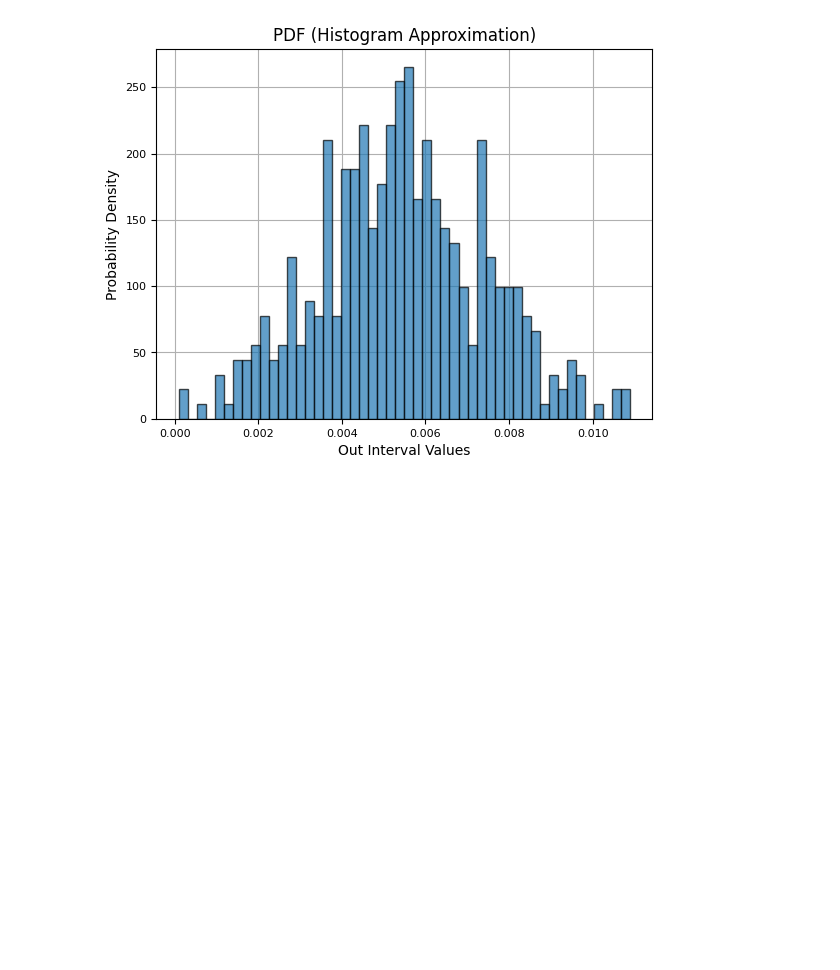
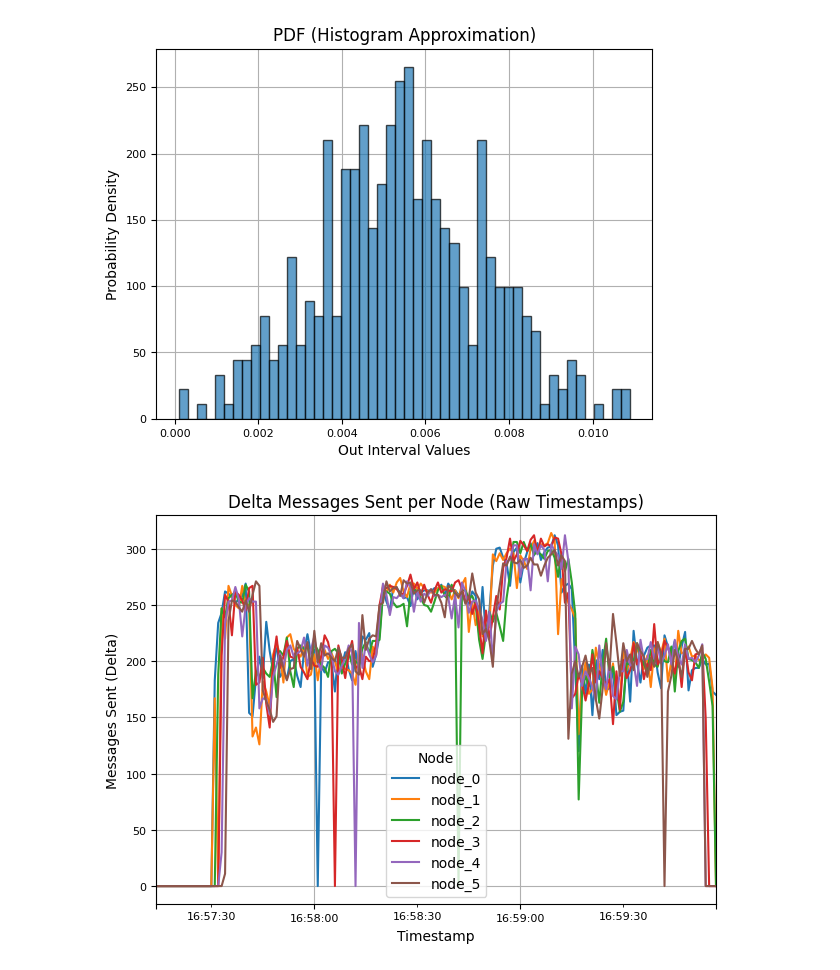
Before and after one commit to Altishofer/DFL_PeerBasedMixing, a Jupyter notebook: experiments/evaluation-plots.ipynb, the cells around one changed output. Cells and saved outputs as stored; diff of their text form; code cells hidden in the pictures; blank space fills up the shorter version.

```diff
--- a/experiments/evaluation-plots.ipynb
+++ b/experiments/evaluation-plots.ipynb
@@ -428,3 +428,33 @@ plt.show()
 # %% [output]
 2025-07-25 11:05:17+00:00
 [figure]
+# %%
+file = get_filenames_in_folder(metrics_path)[0]
+df = read_file(file)
+
+# Convert timestamp to datetime
+df['timestamp'] = pd.to_datetime(df['timestamp'], format='ISO8601')
+
+# Filter to just total_sent metric
+df = df[df['field'] == 'total_sent']
+
+# Sort by node and timestamp
+df = df.sort_values(by=['node', 'timestamp'])
+
+# Compute the delta in total_sent for each node
+df['delta_sent'] = df.groupby('node')['value'].diff().fillna(0)
+
+# Pivot: each node is a column, timestamp is index, delta is value
+pivot = df.pivot(index='timestamp', columns='node', values='delta_sent').fillna(0)
+
+# Plot the delta messages over time
+pivot.plot()
+plt.title('Delta Messages Sent per Node (Raw Timestamps)')
+plt.xlabel('Timestamp')
+plt.ylabel('Messages Sent (Delta)')
+plt.grid(True)
+plt.legend(title='Node')
+plt.tight_layout()
+plt.show()
+# %% [output]
+[figure, added]
```
Also changed, not shown: parts of 1 cell of this notebook, 4 other files.
